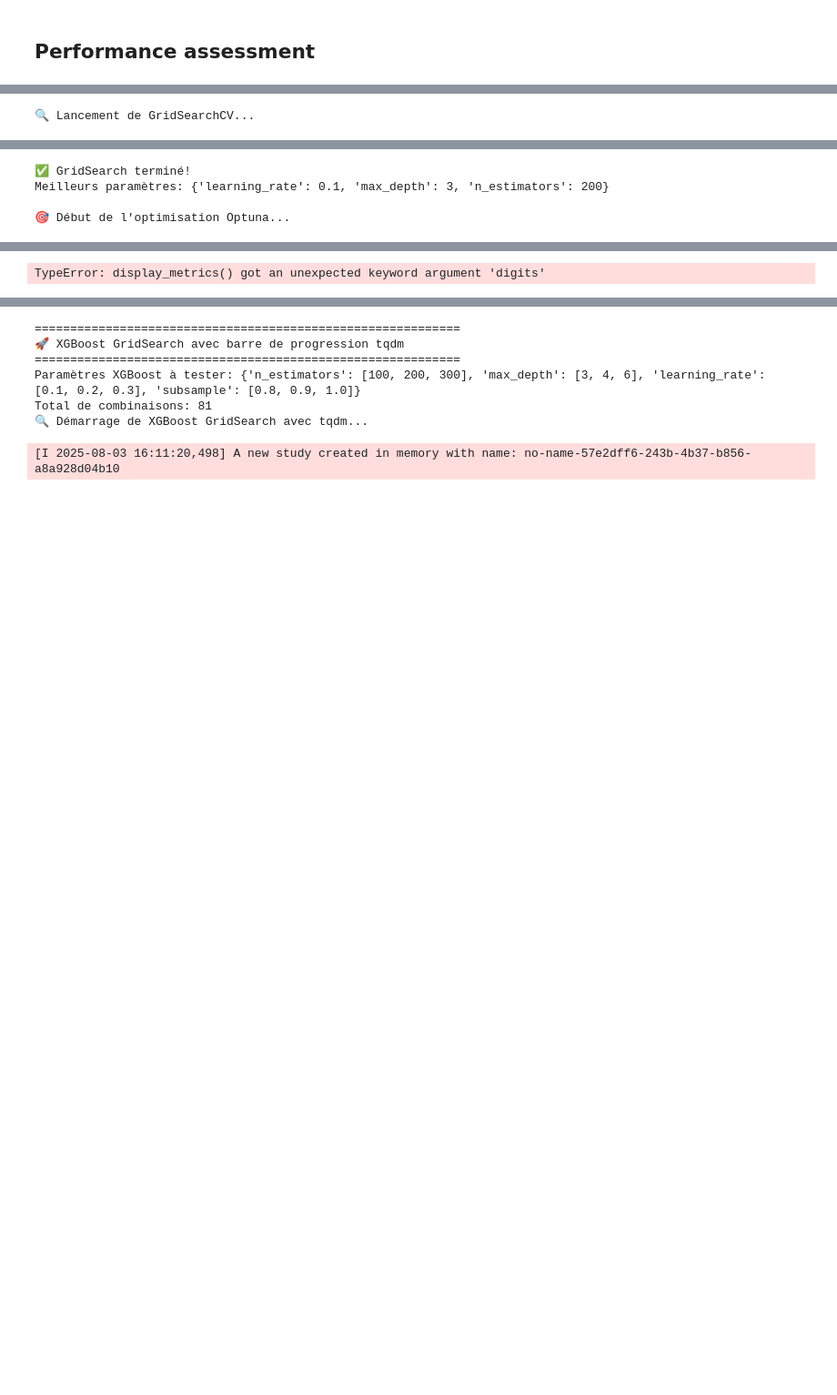
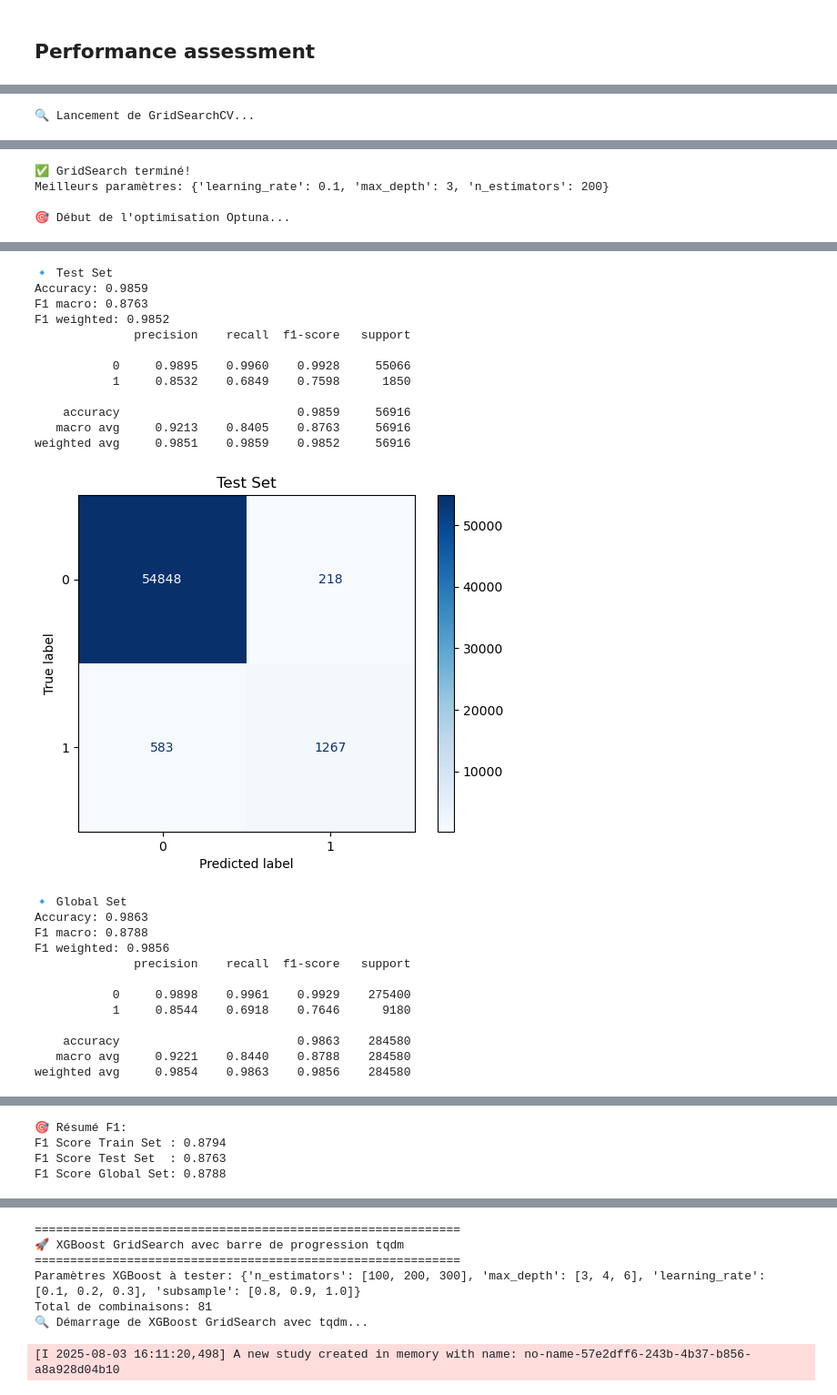
Before and after one commit to eric-nguyen-jedha/CDSD, a Jupyter notebook: BLOC_03/CONVERSION_RATE_CHALLENGE/Conversion_Rate_Challenge_First_Models.ipynb, the cells around one changed output, grey strips where cells are left out. Shown: that part at 91% size. Saved outputs shown, nothing was run; the diff lists cells and outputs as text; code cells hidden in the pictures; blank space fills up the shorter version.

```diff
--- a/BLOC_03/CONVERSION_RATE_CHALLENGE/Conversion_Rate_Challenge_First_Models.ipynb
+++ b/BLOC_03/CONVERSION_RATE_CHALLENGE/Conversion_Rate_Challenge_First_Models.ipynb
@@ -343,30 +314,19 @@ from sklearn.metrics import (
 # %%
 import xgboost as xgb
-import optuna
-import numpy as np
-import matplotlib.pyplot as plt
-from sklearn.metrics import confusion_matrix, ConfusionMatrixDisplay, f1_score, classification_report
-from sklearn.model_selection import GridSearchCV
-from sklearn.model_selection import train_test_split
-from tqdm import tqdm
-
-# Supposons que X_train, X_test, Y_train, Y_test sont déjà définis
+from sklearn.model_selection import cross_val_score
 
 # -----------------------------
 # Étape 1 : GridSearchCV simple
 # -----------------------------
 xgb_model = xgb.XGBClassifier(
     eval_metric="logloss",
-    #use_label_encoder=False,
     random_state=42
 )
-
 param_grid = {
     "n_estimators": [100, 200],
     "max_depth": [3, 5],
     "learning_rate": [0.1, 0.2]
 }
-
 print("\n🔍 Lancement de GridSearchCV...")
 grid_search = GridSearchCV(
     estimator=xgb_model,
@@ -381,7 +341,7 @@ print("✅ GridSearch terminé!")
 print("Meilleurs paramètres:", grid_search.best_params_)
 
 # -----------------------------
-# Étape 2 : Optuna (autour de la grille)
+# Étape 2 : Optuna (avec cross_val_score pour éviter le leakage)
 # -----------------------------
 def objective(trial):
     param = {
@@ -396,13 +356,10 @@ def objective(trial):
         "min_child_weight": trial.suggest_int("min_child_weight", 1, 10),
         "eval_metric": "logloss",
         "random_state": 42,
-       # "use_label_encoder": False
     }
-
     model = xgb.XGBClassifier(**param)
-    model.fit(X_train, Y_train)
-    preds = model.predict(X_test)
-    return f1_score(Y_test, preds, average="macro")
+    score = cross_val_score(model, X_train, Y_train, cv=3, scoring="f1_macro").mean()
+    return score
 
 print("\n🎯 Début de l'optimisation Optuna...")
 study = optuna.create_study(direction="maximize")
@@ -410,7 +367,6 @@ with tqdm(total=30, desc="Optuna Trials") as pbar:
     def tqdm_callback(study, trial):
         pbar.update(1)
     study.optimize(objective, n_trials=30, callbacks=[tqdm_callback])
-
 print("✅ Optuna terminé!")
 print("Meilleurs paramètres Optuna:", study.best_params)
 
@@ -431,14 +387,12 @@ y_test_pred = final_model.predict(X_test)
 y_global_true = np.concatenate([Y_train, Y_test])
 y_global_pred = np.concatenate([y_train_pred, y_test_pred])
 
-# Fonctions d'affichage
-
 def display_metrics(y_true, y_pred, title):
     print(f"\n🔹 {title}")
-    print("Accuracy:", np.mean(y_true == y_pred))
-    print("F1 macro:", f1_score(y_true, y_pred, average="macro"))
-    print("F1 weighted:", f1_score(y_true, y_pred, average="weighted"))
-    print(classification_report(y_true, y_pred))
+    print("Accuracy: {:.4f}".format(np.mean(y_true == y_pred)))
+    print("F1 macro: {:.4f}".format(f1_score(y_true, y_pred, average="macro")))
+    print("F1 weighted: {:.4f}".format(f1_score(y_true, y_pred, average="weighted")))
+    print(classification_report(y_true, y_pred, digits=4))
     cm = confusion_matrix(y_true, y_pred)
     disp = ConfusionMatrixDisplay(confusion_matrix=cm)
     disp.plot(cmap="Blues")
@@ -446,7 +400,6 @@ def display_metrics(y_true, y_pred, title):
     plt.show()
 
 # Résultats
-
 display_metrics(Y_train, y_train_pred, "Train Set")
 display_metrics(Y_test, y_test_pred, "Test Set")
 display_metrics(y_global_true, y_global_pred, "Global Set")
@@ -455,5 +408,6 @@ display_metrics(y_global_true, y_global_pred, "Global Set")
 print("\n🎯 Résumé F1:")
 print(f"F1 Score Train Set : {f1_score(Y_train, y_train_pred, average='macro'):.4f}")
 print(f"F1 Score Test Set  : {f1_score(Y_test, y_test_pred, average='macro'):.4f}")
+print(f"F1 Score Global Set: {f1_score(y_global_true, y_global_pred, average='macro'):.4f}")
 # %% [output]
 🔍 Lancement de GridSearchCV...
@@ -482,2 +436,26 @@ weighted avg       0.99      0.99      0.99    227664
 [figure]
-TypeError: display_metrics() got an unexpected keyword argument 'digits'
+🔹 Test Set
+Accuracy: 0.9859
+F1 macro: 0.8763
+F1 weighted: 0.9852
+              precision    recall  f1-score   support
+
+           0     0.9895    0.9960    0.9928     55066
+           1     0.8532    0.6849    0.7598      1850
+
+    accuracy                         0.9859     56916
+   macro avg     0.9213    0.8405    0.8763     56916
+weighted avg     0.9851    0.9859    0.9852     56916
+[figure, added]
+🔹 Global Set
+Accuracy: 0.9863
+F1 macro: 0.8788
+F1 weighted: 0.9856
+              precision    recall  f1-score   support
+
+           0     0.9898    0.9961    0.9929    275400
+           1     0.8544    0.6918    0.7646      9180
+
+    accuracy                         0.9863    284580
+   macro avg     0.9221    0.8440    0.8788    284580
+weighted avg     0.9854    0.9863    0.9856    284580
@@ -483,0 +463,4 @@ TypeError: display_metrics() got an unexpected keyword argument 'digits'
+🎯 Résumé F1:
+F1 Score Train Set : 0.8794
+F1 Score Test Set  : 0.8763
+F1 Score Global Set: 0.8788
```
Also changed, not shown: parts of 25 cells of this notebook, 5 other files.
